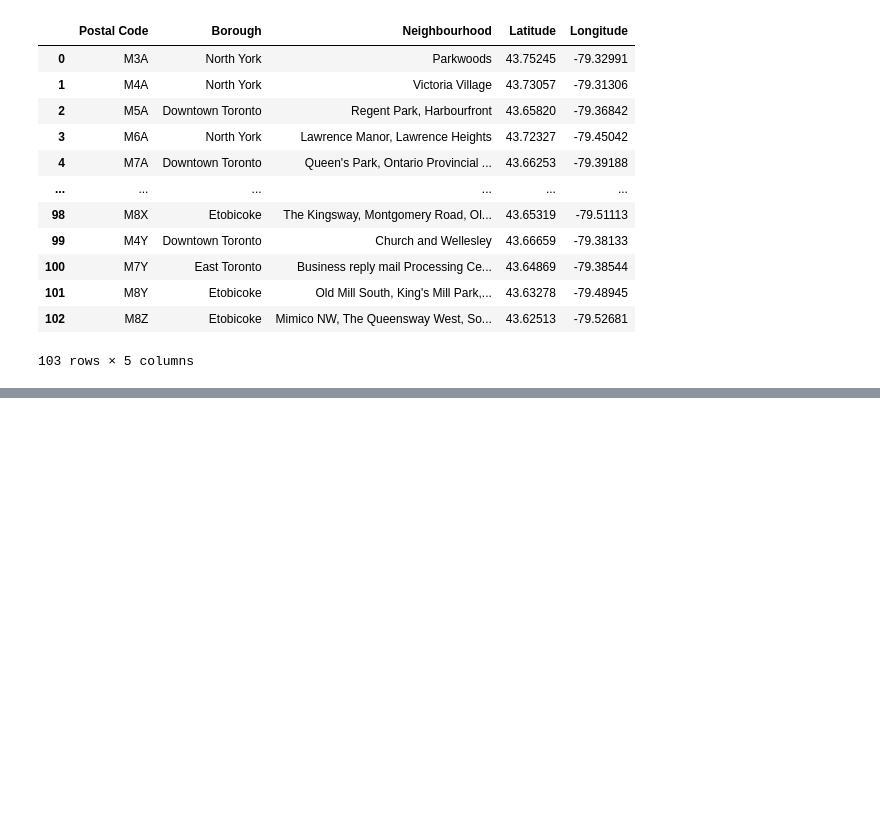
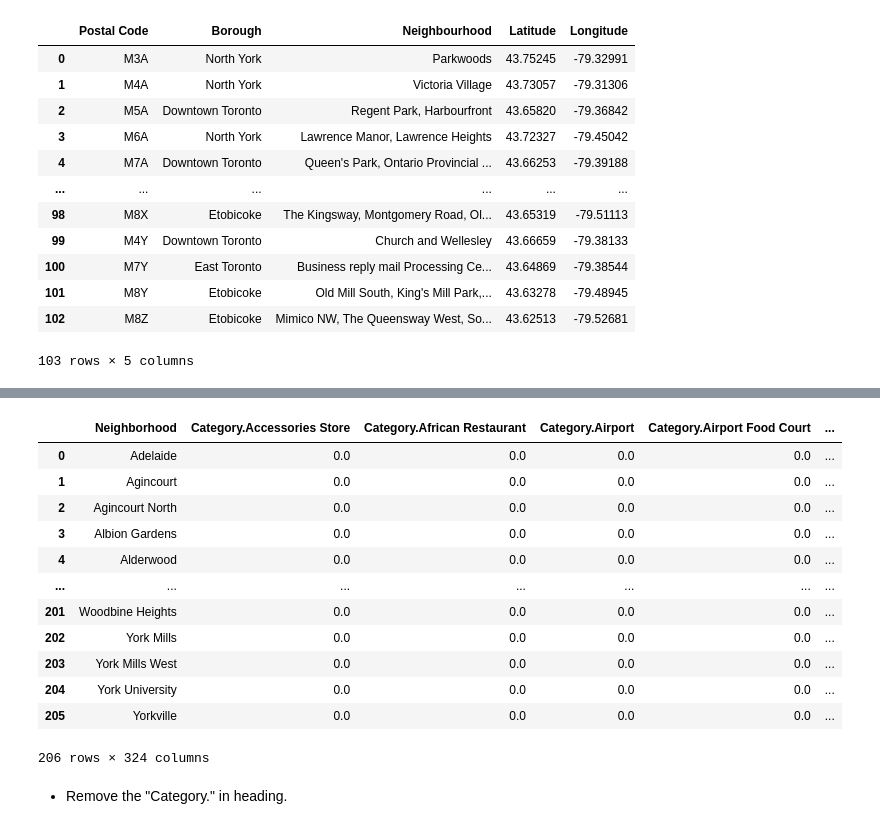
Before and after one commit to syzsyzsyzyzs/IBM_assignment, a Jupyter notebook: Segmenting and Clustering Neighborhoods in Toronto.ipynb, the cells around one changed output, grey strips where cells are left out. Drawn from its saved outputs; the diff is of its cells as text; code cells hidden in the pictures; blank space fills up the shorter version.

```diff
--- a/Segmenting and Clustering Neighborhoods in Toronto.ipynb
+++ b/Segmenting and Clustering Neighborhoods in Toronto.ipynb
@@ -182,0 +419,12 @@ new_table
+# %%
+# one hot encoding
+toronto_onehot = pd.get_dummies(toronto_venues[['Venue Category']], prefix="Category", prefix_sep=".")
+
+# add neighborhood column back to dataframe
+toronto_onehot['Neighborhood'] = toronto_venues['Neighborhood']
+
+# move neighborhood column to the first column
+fixed_columns = [toronto_onehot.columns[-1]] + list(toronto_onehot.columns[:-1])
+toronto_onehot = toronto_onehot[fixed_columns]
+
+toronto_onehot.head()
@@ -182,0 +449,19 @@ new_table
+# %%
+toronto_grouped = toronto_onehot.groupby('Neighborhood').mean().reset_index() # The mean is the frequency rate of the venue in all the venues found in this neighbourhood.
+toronto_grouped
+# %% [output]
+|  | Neighborhood | Category.Accessories Store | Category.African Restaurant | Category.Airport | Category.Airport Food Court | ... |
+| 0 | Adelaide | 0.0 | 0.0 | 0.0 | 0.0 | ... |
+| 1 | Agincourt | 0.0 | 0.0 | 0.0 | 0.0 | ... |
+| 2 | Agincourt North | 0.0 | 0.0 | 0.0 | 0.0 | ... |
+| 3 | Albion Gardens | 0.0 | 0.0 | 0.0 | 0.0 | ... |
+| 4 | Alderwood | 0.0 | 0.0 | 0.0 | 0.0 | ... |
+| ... | ... | ... | ... | ... | ... | ... |
+| 201 | Woodbine Heights | 0.0 | 0.0 | 0.0 | 0.0 | ... |
+| 202 | York Mills | 0.0 | 0.0 | 0.0 | 0.0 | ... |
+| 203 | York Mills West | 0.0 | 0.0 | 0.0 | 0.0 | ... |
+| 204 | York University | 0.0 | 0.0 | 0.0 | 0.0 | ... |
+| 205 | Yorkville | 0.0 | 0.0 | 0.0 | 0.0 | ... |
+206 rows × 324 columns
+# %% [markdown]
+* Remove the "Category." in heading.
```
Also changed, not shown: parts of 44 cells of this notebook.
